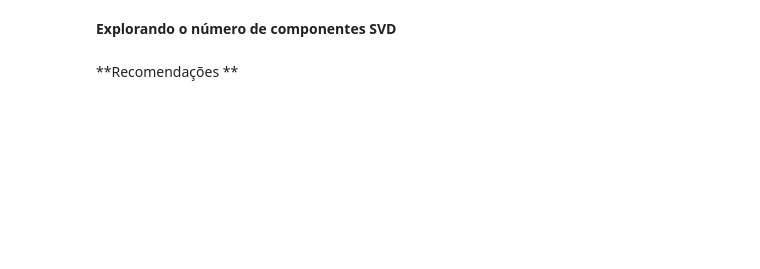
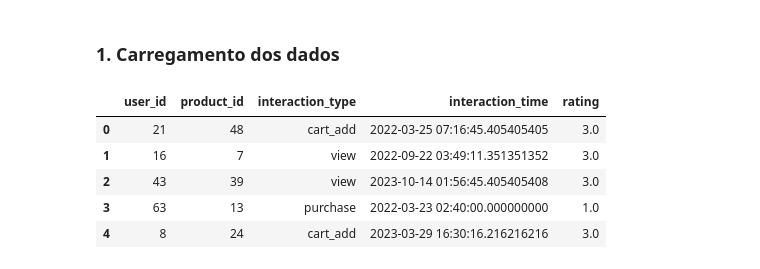
Before and after one commit to LaizaCostaa/sistema_de_recomendacao_ze_delivery, a Jupyter notebook: sistema_de_recomendacao_ze_delivery.ipynb, the cells around one changed output. Cells and saved outputs as stored; diff of their text form; code cells hidden in the pictures; blank space fills up the shorter version.

```diff
--- a/sistema_de_recomendacao_ze_delivery.ipynb
+++ b/sistema_de_recomendacao_ze_delivery.ipynb
@@ -362,4 +3,4 @@ from sklearn.metrics import f1_score
-# %% [markdown]
-**Explorando o número de componentes SVD**
-# %% [markdown]
-**Recomendações **
+# %% [markdown]
+
+
+### 1.   Carregamento dos dados
@@ -365,0 +17,9 @@ from sklearn.metrics import f1_score
+# %%
+df_users = pd.read_csv("C:\\Users\\Laiza\\AppData\\Local\\Programs\\Microsoft VS Code\\sistema_de_recomendacao_ze_delivery\\ze_delivery_interactions.csv")
+# %% [output]
+|  | user_id | product_id | interaction_type | interaction_time | rating |
+| 0 | 21 | 48 | cart_add | 2022-03-25 07:16:45.405405405 | 3.0 |
+| 1 | 16 | 7 | view | 2022-09-22 03:49:11.351351352 | 3.0 |
+| 2 | 43 | 39 | view | 2023-10-14 01:56:45.405405408 | 3.0 |
+| 3 | 63 | 13 | purchase | 2022-03-23 02:40:00.000000000 | 1.0 |
+| 4 | 8 | 24 | cart_add | 2023-03-29 16:30:16.216216216 | 3.0 |
```
Also changed, not shown: parts of 68 cells of this notebook.
